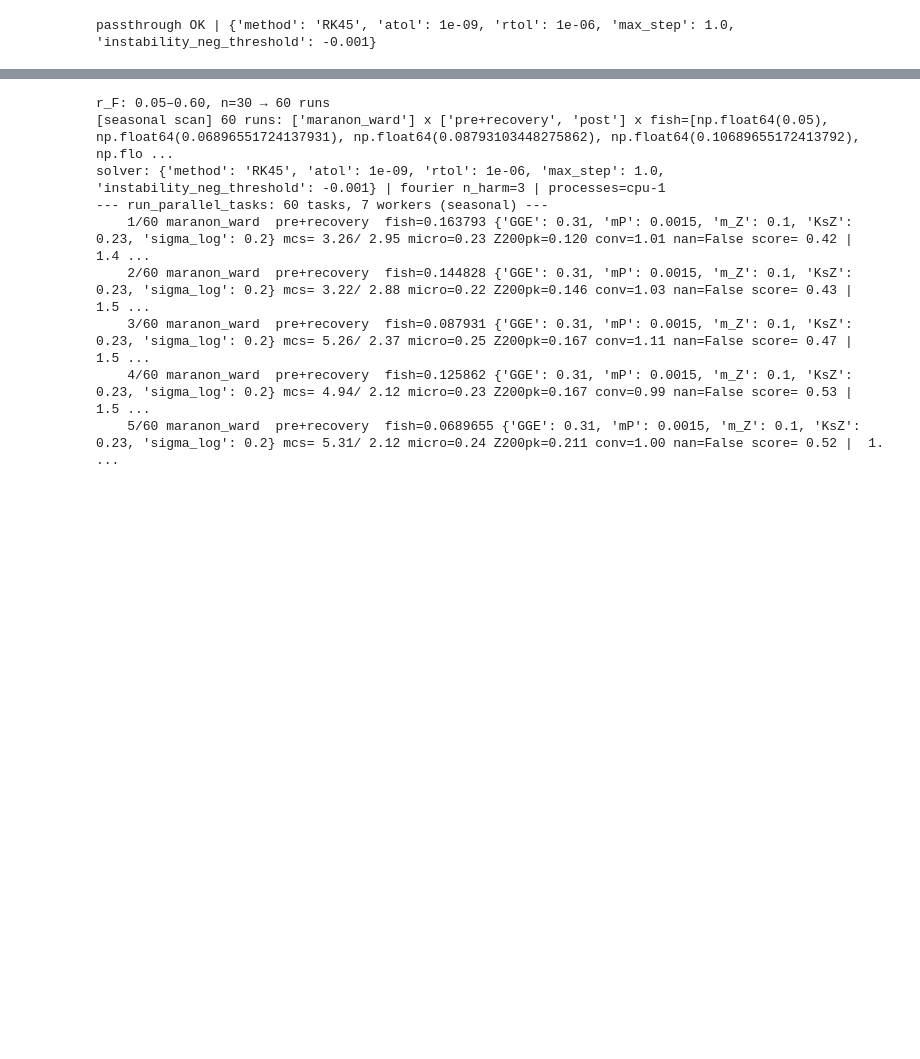
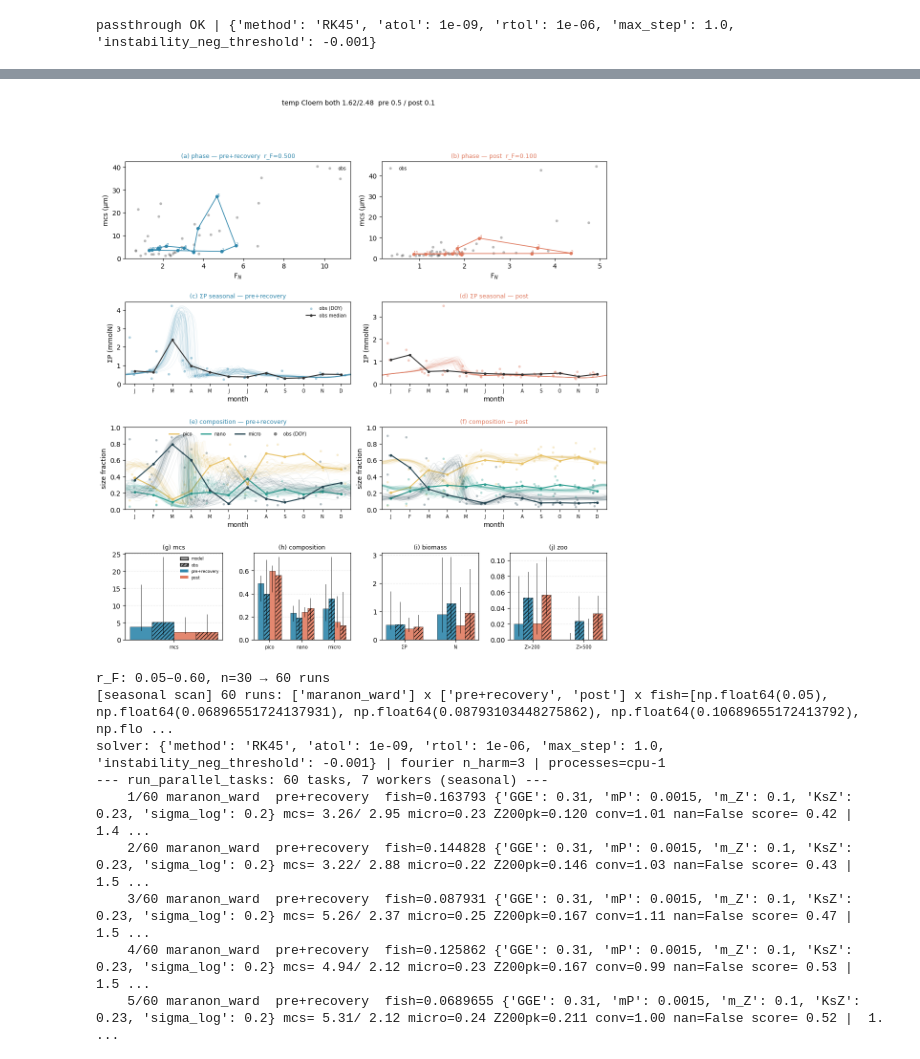
Before and after one commit to ben1post/SSMCariaco, a Jupyter notebook: parameter_scan/FINAL/NEWSCANSETUP_03.ipynb, the cells around one changed output, grey strips where cells are left out. Cells and saved outputs as stored; diff of their text form; code cells hidden in the pictures; blank space fills up the shorter version.

Commit message:
run further test scans to optimize bloom timing

```diff
--- a/parameter_scan/FINAL/NEWSCANSETUP_03.ipynb
+++ b/parameter_scan/FINAL/NEWSCANSETUP_03.ipynb
@@ -22,3 +65,76 @@ passthrough OK | {'method': 'RK45', 'atol': 1e-09, 'rtol': 1e-06, 'max_step': 1.
+# %%
+SEL = 'Cloern both 1.62/2.48'   # ← cycle: 'Cloern both 1.62/2.48' | 'OFF 1/1' | 'Eppley grow 1.88/1' | 'Cloern grow 1.62/1'
+runs = RUNS[SEL]; FISH = {'pre+recovery':0.5,'post':0.1}; ERAS = ['pre+recovery','post']
+PICKLES = [f"temp {SEL}  pre 0.5 / post 0.1"]; PICKLE_IDX = 0
+
+import numpy as np, pandas as pd, matplotlib.pyplot as plt
+from matplotlib.gridspec import GridSpec
+from matplotlib.lines import Line2D; from matplotlib.patches import Patch
+import seasonal_scan_harness as ssh
+from baseline_r0_seasonal_comps import _MID_MONTH_DOY
+SPINUP=15; _MO=np.arange(1,13); MO=['J','F','M','A','M','J','J','A','S','O','N','D']
+ECOL={'pre+recovery':'#2E86AB','post':'#E07A5F'}; CLS=[('pico','#E9C46A'),('nano','#2A9D8F'),('micro','#264653')]
+obs_m=ssh.build_obs_monthly(ERAS,forcing_complete=True)
+def doy_to_mo(d): return np.interp(np.asarray(d,float),np.r_[0,_MID_MONTH_DOY,365],np.r_[0.5,_MO.astype(float),12.5])
+def ox(df,col='doy_hplc'):
+    d=df[col] if col in df else pd.Series(np.nan,index=df.index)
+    return np.where(np.isfinite(d),doy_to_mo(d),df['mo'])
+def _clim(r,k):
+    keep=r['t']>=SPINUP*365.0; mo=np.clip(np.searchsorted(ssh._MEDGES,np.mod(r['t'][keep],365.0),'right')+1,1,12)
+    v=np.asarray(r[k],float)[keep]; return np.array([np.nanmean(v[mo==m]) if np.any(mo==m) else np.nan for m in _MO])
+def _vals(r,k):
+    keep=r['t']>=SPINUP*365.0; t=r['t'][keep]; mo=np.clip(np.searchsorted(ssh._MEDGES,np.mod(t,365.0),'right')+1,1,12)
+    yr=(t/365.0).astype(int); v=np.asarray(r[k],float)[keep]
+    return np.array([np.nanmean(v[(yr==y)&(mo==m)]) for y in np.unique(yr) for m in _MO if np.any((yr==y)&(mo==m))])
+def _daily(r,k):
+    keep=r['t']>=SPINUP*365.0; t=r['t'][keep]; v=np.asarray(r[k],float)[keep]; doy=np.mod(t,365.0); yr=(t/365.0).astype(int); out=[]
+    for y in np.unique(yr): m=yr==y; o=np.argsort(doy[m]); out.append((doy[m][o],v[m][o]))
+    return out
+def _d2m(d): return np.interp(d,np.r_[0,_MID_MONTH_DOY,365],np.r_[0.5,_MO.astype(float),12.5])
+def _bar(ax,x,vals,c,h=None,w=0.18):
+    v=np.asarray(vals,float); v=v[np.isfinite(v)]
+    if v.size==0: return
+    lo,hi=np.percentile(v,[10,90]); ax.bar(x,np.median(v),w,color=c,alpha=.9,hatch=h,edgecolor='k',lw=.4,zorder=2); ax.plot([x,x],[lo,hi],color='k',lw=.6,zorder=4)
+fig=plt.figure(figsize=(13,13)); gs=GridSpec(4,4,figure=fig,height_ratios=[1,.85,.85,.9],hspace=.5,wspace=.32)
+for col,era in zip([slice(0,2),slice(2,4)],ERAS):
+    ax=fig.add_subplot(gs[0,col]); c=ECOL[era]; r=runs[era]; fn,mc=_clim(r,'FN'),_clim(r,'mcs'); o=np.r_[np.arange(12),0]
+    ax.plot(fn[o],mc[o],'-o',color=c,lw=1.2,ms=4)
+    for m in _MO: ax.annotate(str(m),(fn[m-1],mc[m-1]),fontsize=6,color=c)
+    om=obs_m[era].dropna(subset=['FN','mcs']); ax.scatter(om['FN'],om['mcs'],s=16,color='0.4',alpha=.45,lw=0,label='obs')
+    ax.set_xlabel('F$_N$'); ax.set_ylabel('mcs (µm)'); ax.set_ylim(bottom=0)
+    ax.set_title(f"({'ab'[ERAS.index(era)]}) phase — {era}  r_F={FISH[era]:.3f}",fontsize=9,color=c); ax.legend(fontsize=7,frameon=False)
+for col,era in zip([slice(0,2),slice(2,4)],ERAS):
+    ax=fig.add_subplot(gs[1,col]); r=runs[era]; c=ECOL[era]; om=obs_m[era].dropna(subset=['sumP'])
+    for doy,v in _daily(r,'sumP'): ax.plot(_d2m(doy),v,'-',color=c,alpha=.12,lw=.5)
+    ax.scatter(ox(om),om['sumP'],s=14,color=c,alpha=.4,lw=0,label='obs (DOY)')
+    ax.plot(_MO,om.groupby('mo')['sumP'].median().reindex(_MO).values,'-o',color='0.2',lw=1.5,ms=3,label='obs median')
+    allv=np.concatenate([v for _,v in _daily(r,'sumP')]+[om['sumP'].to_numpy()])
+    ax.set_xlim(.5,12.5); ax.set_xticks(_MO); ax.set_xticklabels(MO,fontsize=7); ax.set_ylim(0,np.max(allv)*1.05)
+    ax.set_xlabel('month'); ax.set_ylabel('ΣP (mmolN)'); ax.set_title(f"({'cd'[ERAS.index(era)]}) ΣP seasonal — {era}",fontsize=9,color=c)
+    if col.start==0: ax.legend(fontsize=7,frameon=False)
+for col,era in zip([slice(0,2),slice(2,4)],ERAS):
+    ax=fig.add_subplot(gs[2,col]); r=runs[era]; om=obs_m[era]
+    for cls,cc in CLS:
+        for doy,v in _daily(r,cls): ax.plot(_d2m(doy),v,'-',color=cc,alpha=.12,lw=.5)
+        o=om.dropna(subset=[cls]); ax.scatter(ox(o),o[cls],s=12,color=cc,alpha=.35,lw=0)
+        ax.plot(_MO,o.groupby('mo')[cls].median().reindex(_MO).values,'-o',color=cc,lw=1.6,ms=3)
+    ax.set_xlim(.5,12.5); ax.set_xticks(_MO); ax.set_xticklabels(MO,fontsize=7); ax.set_ylim(0,1)
+    ax.set_xlabel('month'); ax.set_ylabel('size fraction'); ax.set_title(f"({'ef'[ERAS.index(era)]}) composition — {era}",fontsize=9,color=ECOL[era])
+    if col.start==0: ax.legend([Line2D([],[],color=cc,lw=2) for _,cc in CLS]+[Line2D([],[],color='.5',marker='o',ls='',ms=4)],[c for c,_ in CLS]+['obs (DOY)'],fontsize=7,frameon=False,ncol=4,loc='upper center')
+BP=[('(g) mcs',[('mcs','mcs')]),('(h) composition',[('pico','pico'),('nano','nano'),('micro','micro')]),('(i) biomass',[('ΣP','sumP'),('N','N')]),('(j) zoo',[('Z>200','Z200'),('Z>500','Z500')])]
+W=0.18; OFF={('pre+recovery','m'):-1.5*W,('pre+recovery','o'):-.5*W,('post','m'):.5*W,('post','o'):1.5*W}
+for j,(title,metrics) in enumerate(BP):
+    ax=fig.add_subplot(gs[3,j])
+    for i,(lab,key) in enumerate(metrics):
+        for era in ERAS:
+            c=ECOL[era]; _bar(ax,i+OFF[(era,'m')],_vals(runs[era],key),c,None,W)
+            obs=obs_m[era][key].dropna().to_numpy() if key in obs_m[era].columns else np.array([])
+            _bar(ax,i+OFF[(era,'o')],obs,c,'////',W)
+    ax.set_xticks(range(len(metrics))); ax.set_xticklabels([m[0] for m in metrics],fontsize=7); ax.set_title(title,fontsize=9); ax.set_ylim(bottom=0); ax.grid(axis='y',ls='--',alpha=.25)
+    if j==0: ax.legend([Patch(fc='.6',ec='k'),Patch(fc='.6',ec='k',hatch='////')]+[Patch(fc=ECOL[e]) for e in ERAS],['model','obs']+list(ERAS),fontsize=6,frameon=False)
+fig.suptitle(f"{PICKLES[PICKLE_IDX]}",fontsize=10); plt.tight_layout(); plt.show()
+# %% [output]
+[figure, added]
 # %%
 # In[3] — HPLC-coincident 3h forcing + launch the r_F refit
 def build_forcings_hplc(groups, csv=ssh.DEFAULT_CSV_PATH):
```
Also changed, not shown: parts of 1 cell of this notebook, 4 other files.
